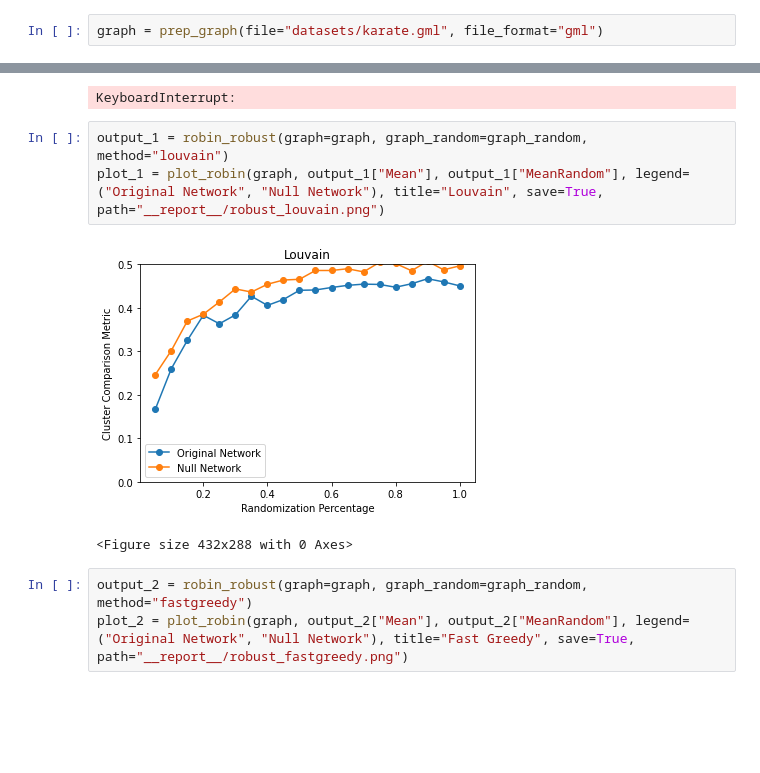
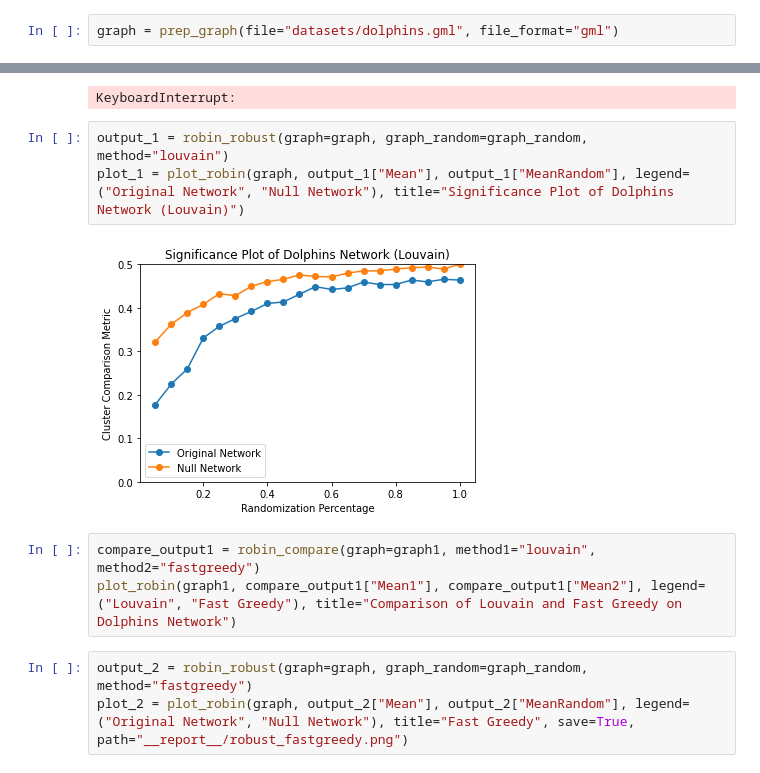
Before and after one commit to ericssimpson/robust-community-detection, a Jupyter notebook: report.ipynb, the cells around one changed output, grey strips where cells are left out. Drawn from its saved outputs; the diff is of its cells as text; blank space fills up the shorter version.

```diff
--- a/report.ipynb
+++ b/report.ipynb
@@ -1,7 +1,7 @@
 # %%
 from robust import *
 # %%
-graph = prep_graph(file="datasets/karate.gml", file_format="gml")
+graph = prep_graph(file="datasets/dolphins.gml", file_format="gml")
 # %%
 layout_1 = graph.layout_kamada_kawai()
 plot = ig.plot(graph, layout=layout_1)
@@ -96,10 +101,12 @@ methods = ['louvain', 'walktrap', 'leadingeigen', 'fastgreedy', 'labelprop', 'in
 KeyboardInterrupt:
 # %%
 output_1 = robin_robust(graph=graph, graph_random=graph_random, method="louvain")
-plot_1 = plot_robin(graph, output_1["Mean"], output_1["MeanRandom"], legend=("Original Network", "Null Network"), title="Louvain", save=True, path="__report__/robust_louvain.png")
+plot_1 = plot_robin(graph, output_1["Mean"], output_1["MeanRandom"], legend=("Original Network", "Null Network"), title="Significance Plot of Dolphins Network (Louvain)")
 # %% [output]
-[figure, old version]
+[figure, new version]
-<Figure size 432x288 with 0 Axes>
+# %%
+compare_output1 = robin_compare(graph=graph1, method1="louvain", method2="fastgreedy")
+plot_robin(graph1, compare_output1["Mean1"], compare_output1["Mean2"], legend=("Louvain", "Fast Greedy"), title="Comparison of Louvain and Fast Greedy on Dolphins Network")
 # %%
 output_2 = robin_robust(graph=graph, graph_random=graph_random, method="fastgreedy")
 plot_2 = plot_robin(graph, output_2["Mean"], output_2["MeanRandom"], legend=("Original Network", "Null Network"), title="Fast Greedy", save=True, path="__report__/robust_fastgreedy.png")
```
Also changed, not shown: parts of 16 cells of this notebook, 21 other files.
